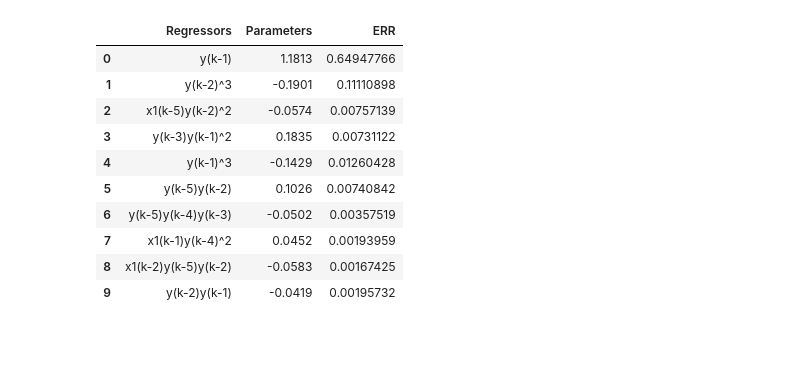
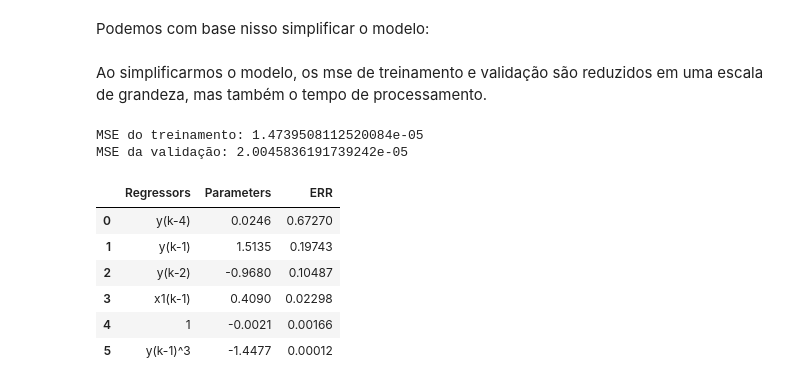
Before and after one commit to CaioMizerkowski/controle_avancado, a Jupyter notebook: TE975/trabalho_02.ipynb, the cells around one changed output. Saved outputs shown, nothing was run; the diff lists cells and outputs as text; code cells hidden in the pictures; blank space fills up the shorter version.

Commit message:
🚧: Adicionado modelo narmax para o sinal 1 made by Caio Mizerkowski for college

```diff
--- a/TE975/trabalho_02.ipynb
+++ b/TE975/trabalho_02.ipynb
@@ -11,6 +21,5 @@ with open('../data/SNLS80mV.csv','r') as f:
 # %%
-
 n_cols = data1.shape[0]
-p = 0.5
-x_train, x_valid = data1[:int(n_cols*0.8),0].reshape(-1,1), data1[int(n_cols*p):,0].reshape(-1,1)
-y_train, y_valid = data1[:int(n_cols*0.8),1].reshape(-1,1), data1[int(n_cols*p):,1].reshape(-1,1)
+p = 0.8
+x_train, y_train = data1[int(n_cols*p):,0].reshape(-1,1), data1[int(n_cols*p):,1].reshape(-1,1)
+x_valid, y_valid = data1[:int(n_cols*p),0].reshape(-1,1), data1[:int(n_cols*p),1].reshape(-1,1)
@@ -50,19 +73,42 @@ print(mean_squared_error(y_valid, yhat))
+# %% [markdown]
+Podemos com base nisso simplificar o modelo:
+# %%
+basis_function = Polynomial(degree=3)
+
+model = FROLS(
+    order_selection=True,
+    n_info_values=6,
+    extended_least_squares=False,
+    ylag=4,
+    xlag=1,
+    elag=0,
+    info_criteria='aic',
+    estimator='least_squares',
+    basis_function=basis_function
+)
+model.fit(X=x_train, y=y_train);
+# %% [markdown]
+Ao simplificarmos o modelo, os mse de treinamento e validação são reduzidos em uma escala de grandeza, mas também o tempo de processamento.
 # %%
+yhat = model.predict(X=x_train, y=y_train)
+mse = mean_squared_error(y_train, yhat)
+print(f'MSE do treinamento: {mse}')
+yhat = model.predict(X=x_valid, y=y_valid)
+mse = mean_squared_error(y_valid, yhat)
+print(f'MSE da validação: {mse}')
 pd.DataFrame(
     results(
         model.final_model, model.theta, model.err,
-        model.n_terms, err_precision=8, dtype='dec'
+        model.n_terms, err_precision=5, dtype='dec'
         ),
     columns=['Regressors', 'Parameters', 'ERR'])
 # %% [output]
+MSE do treinamento: 1.4739508112520084e-05
+MSE da validação: 2.0045836191739242e-05
 |  | Regressors | Parameters | ERR |
-| 0 | y(k-1) | 1.1813 | 0.64947766 |
-| 1 | y(k-2)^3 | -0.1901 | 0.11110898 |
-| 2 | x1(k-5)y(k-2)^2 | -0.0574 | 0.00757139 |
-| 3 | y(k-3)y(k-1)^2 | 0.1835 | 0.00731122 |
-| 4 | y(k-1)^3 | -0.1429 | 0.01260428 |
-| 5 | y(k-5)y(k-2) | 0.1026 | 0.00740842 |
-| 6 | y(k-5)y(k-4)y(k-3) | -0.0502 | 0.00357519 |
-| 7 | x1(k-1)y(k-4)^2 | 0.0452 | 0.00193959 |
-| 8 | x1(k-2)y(k-5)y(k-2) | -0.0583 | 0.00167425 |
-| 9 | y(k-2)y(k-1) | -0.0419 | 0.00195732 |
+| 0 | y(k-4) | 0.0246 | 0.67270 |
+| 1 | y(k-1) | 1.5135 | 0.19743 |
+| 2 | y(k-2) | -0.9680 | 0.10487 |
+| 3 | x1(k-1) | 0.4090 | 0.02298 |
+| 4 | 1 | -0.0021 | 0.00166 |
+| 5 | y(k-1)^3 | -1.4477 | 0.00012 |
```
Also changed, not shown: parts of 17 cells of this notebook.
